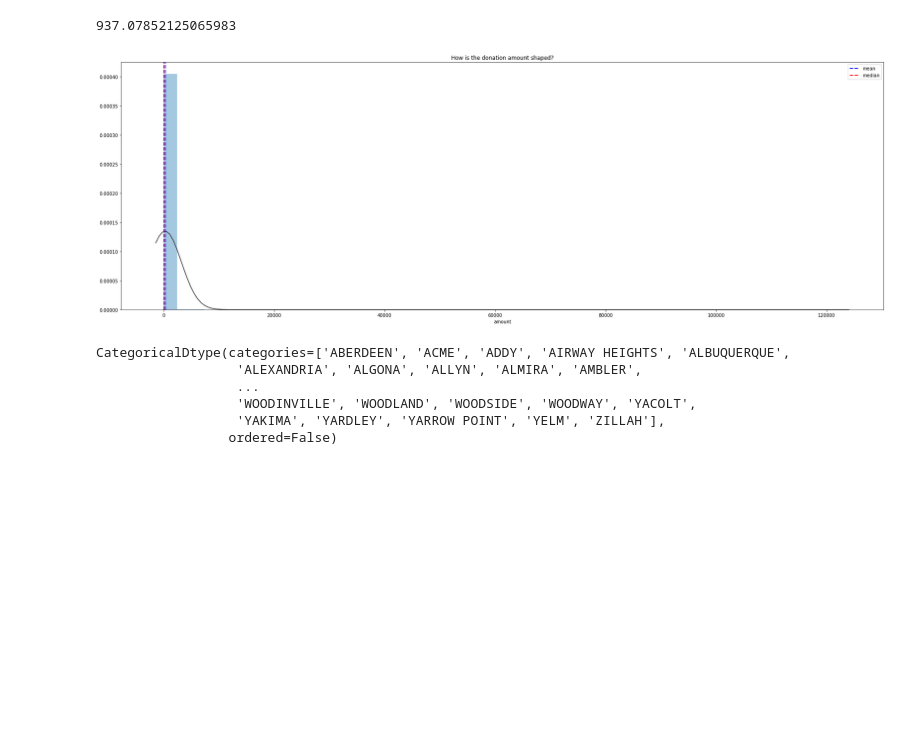
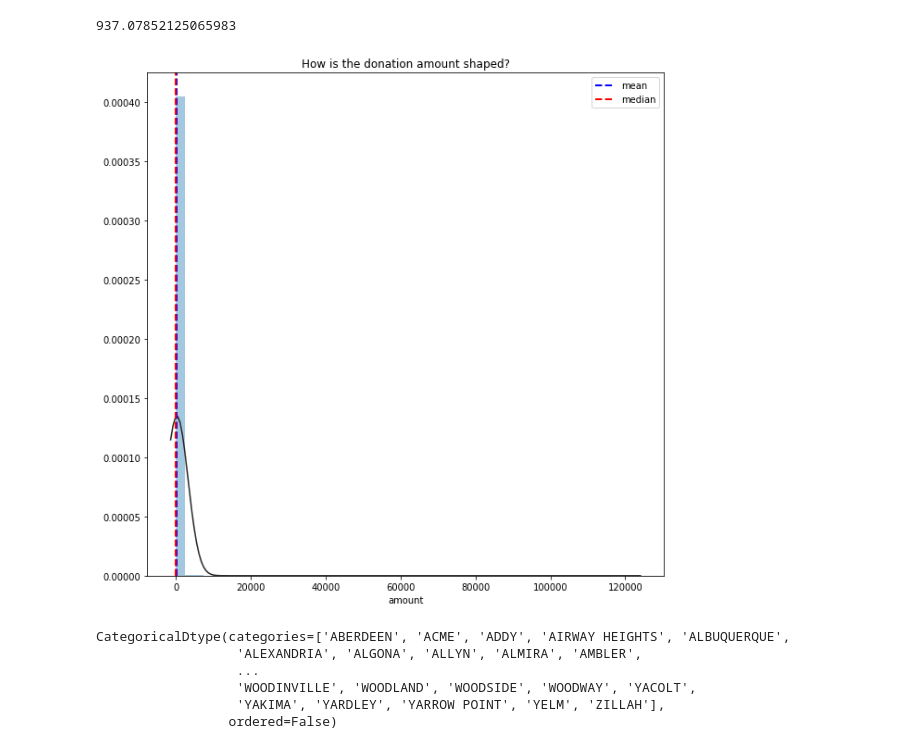
Before and after one commit to maomaohenmao/Project, a Jupyter notebook: DataExploration1.ipynb, the cells around one changed output. Cells and saved outputs as stored; diff of their text form; code cells hidden in the pictures; blank space fills up the shorter version.

```diff
--- a/DataExploration1.ipynb
+++ b/DataExploration1.ipynb
@@ -55,19 +55,19 @@ donor['amount'].kurt()
 # %%
 import matplotlib.pyplot as plt
 import seaborn as sns
 from scipy.stats import norm
 
 mnVar=donor['amount'].mean()
 mdVar=donor['amount'].median()
-plt.figure(figsize=(30,10))
+plt.figure(figsize=(10,10))
 sns.distplot(donor['amount'].dropna(),kde=False,fit=norm)
 plt.title('How is the donation amount shaped?')
 plt.axvline(mnVar, color='b', linestyle='dashed', linewidth=2,label='mean')
 plt.axvline(mdVar, color='r', linestyle='dashed', linewidth=2,label='median')
 plt.legend()
 plt.show()
 # %% [output]
-[figure, old version]
+[figure, new version]
 # %%
 donor['contributor_city']= donor['contributor_city'].astype('category')
 # %%
```
Also changed, not shown: parts of 10 cells of this notebook.
